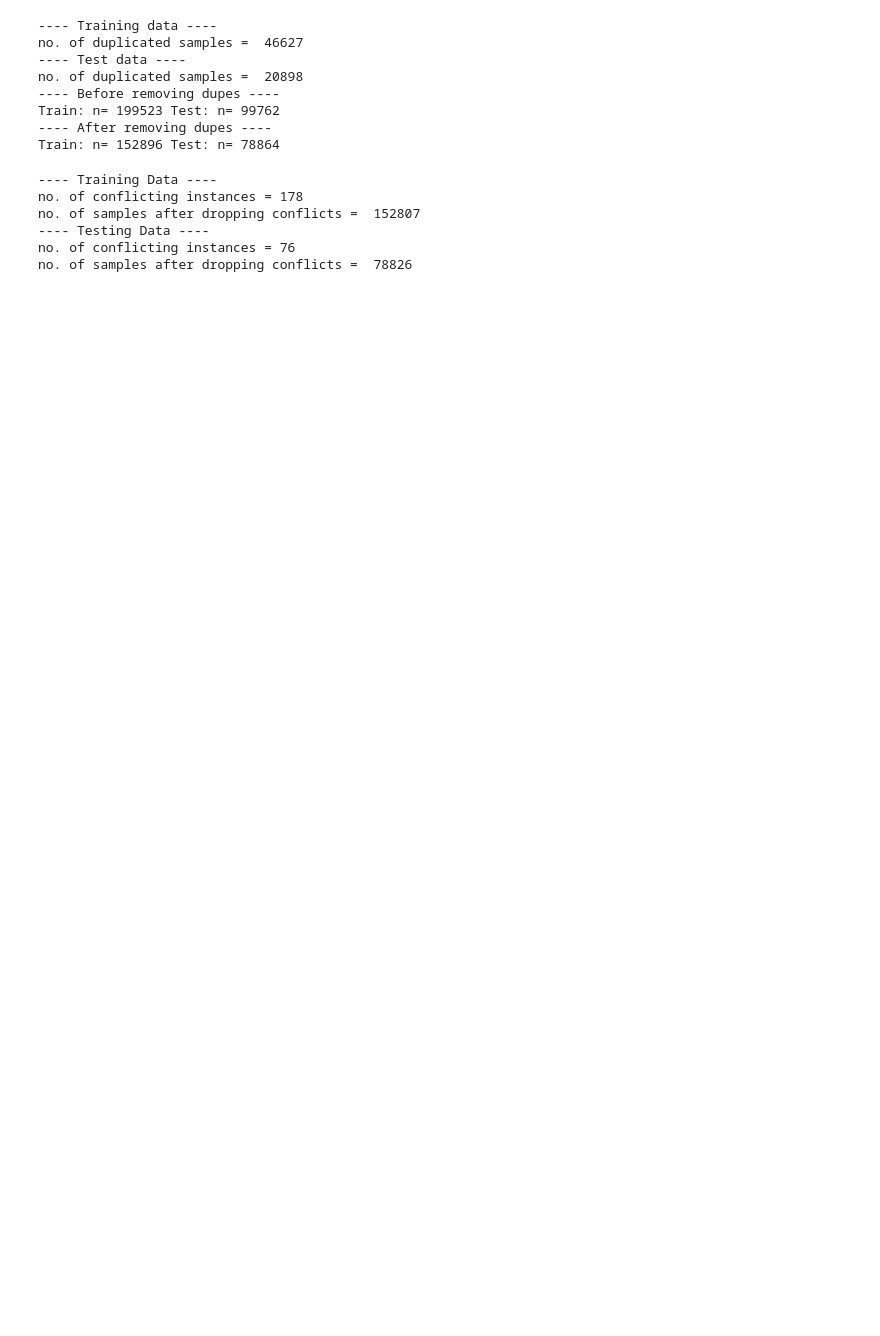
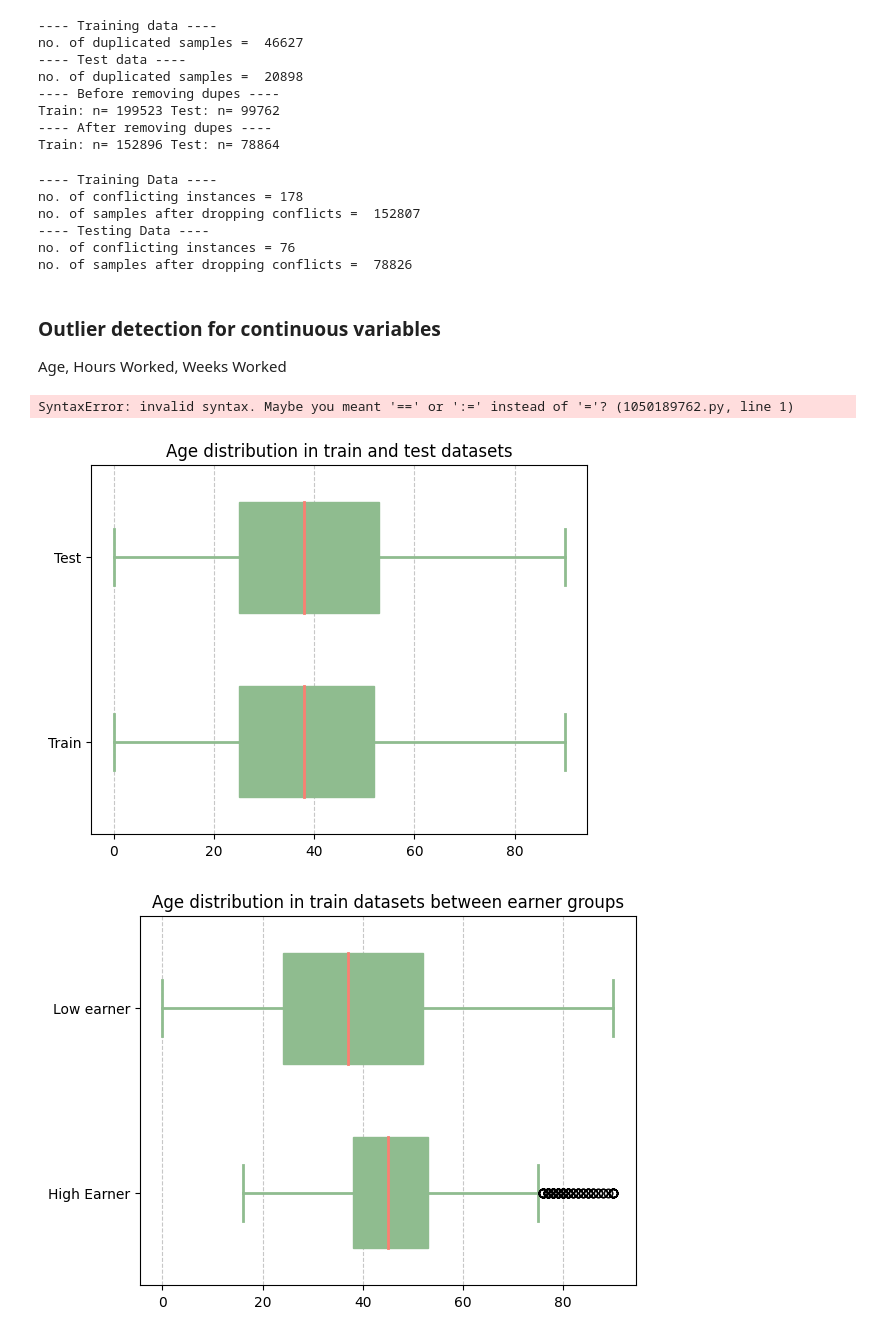
Before and after one commit to jedwingrove/US_census_income_task, a Jupyter notebook: Notebooks/WIP.ipynb, the cells around one changed output. Saved outputs shown, nothing was run; the diff lists cells and outputs as text; code cells hidden in the pictures; blank space fills up the shorter version.

```diff
--- a/Notebooks/WIP.ipynb
+++ b/Notebooks/WIP.ipynb
@@ -178,3 +180,62 @@ no. of samples after dropping conflicts =  152807
 ---- Testing Data ----
 no. of conflicting instances = 76
 no. of samples after dropping conflicts =  78826
+# %% [markdown]
+### Outlier detection for continuous variables
+Age, Hours Worked, Weeks Worked
+# %%
+# save high earner and low earner data as sperate datasets to help with EDA
+high_earner_data=train_data[train_data['TARGET_bin']==1]
+low_earner_data=train_data[train_data['TARGET_bin']==0]
+# %%
+box_params=
+{patch_artist=True,  # Allows custom coloring
+boxprops=dict(facecolor='lightblue', color='blue', linewidth=2),
+whiskerprops=dict(color='black', linewidth=2),
+capprops=dict(color='black', linewidth=2),
+medianprops=dict(color='red', linewidth=2),
+flierprops=dict(marker='o', color='darkred', alpha=0.6),
+widths=0.6}
+# %% [output]
+SyntaxError: invalid syntax. Maybe you meant '==' or ':=' instead of '='? (1050189762.py, line 1)
+# %%
+# check for outliers the dataset
+feature='AAGE'
+train_age=train_data[feature]
+test_age=test_data[feature]
+boxplot_settings = {
+    'patch_artist': True,  # Allows custom coloring
+    'boxprops': dict(facecolor='darkseagreen', color='darkseagreen', linewidth=1),
+    'whiskerprops': dict(color='darkseagreen', linewidth=2),
+    'capprops': dict(color='darkseagreen', linewidth=2),
+    'medianprops': dict(color='salmon', linewidth=2),
+    'flierprops': dict(marker='o', color='lightseagreen', alpha=0.6),
+    'widths': 0.6
+}
+
+
+plt.boxplot([train_age, test_age], labels=['Train', 'Test'], vert=False, **boxplot_settings)
+plt.title('Age distribution in train and test datasets')
+plt.grid(axis='x', linestyle='--', alpha=0.7)
+plt.show()
+
+# check for outliers in the high and low earner datasets
+plt.boxplot([high_earner_data[feature], low_earner_data[feature]], labels=['High Earner', 'Low earner'], vert=False, **boxplot_settings)
+plt.title('Age distribution in train datasets between earner groups')
+plt.grid(axis='x', linestyle='--', alpha=0.7)
+plt.show()
+
+# few outliers when looking at labels, I think it's ok
+# leave for now, but can be removed using the code below if needed (TukeyIQR)
+
+# label_age=np.array(train_data['AAGE'])
+# q3 = np.percentile(label_age, 75)
+# q1 = np.percentile(label_age, 25)
+# iqr = q3 - q1
+
+# ceiling = q3 + 1.5*iqr
+# outliers = label_age[label_age > ceiling]
+# print('Outliers: ', outliers)
+# %% [output]
+[figure, added]
+[figure, added]
```
Also changed, not shown: parts of 1 cell of this notebook.
